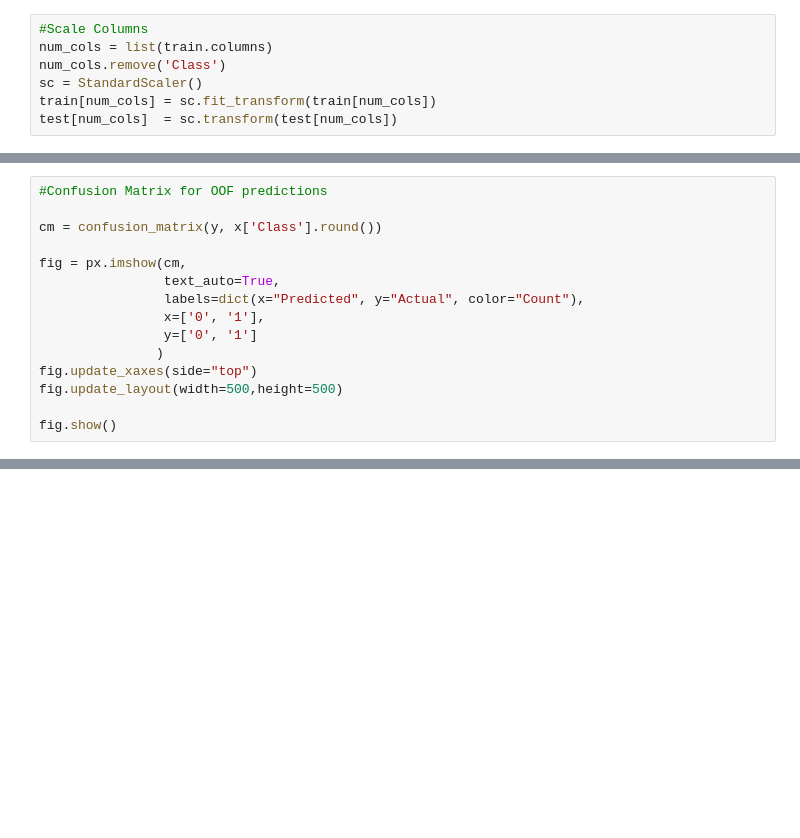
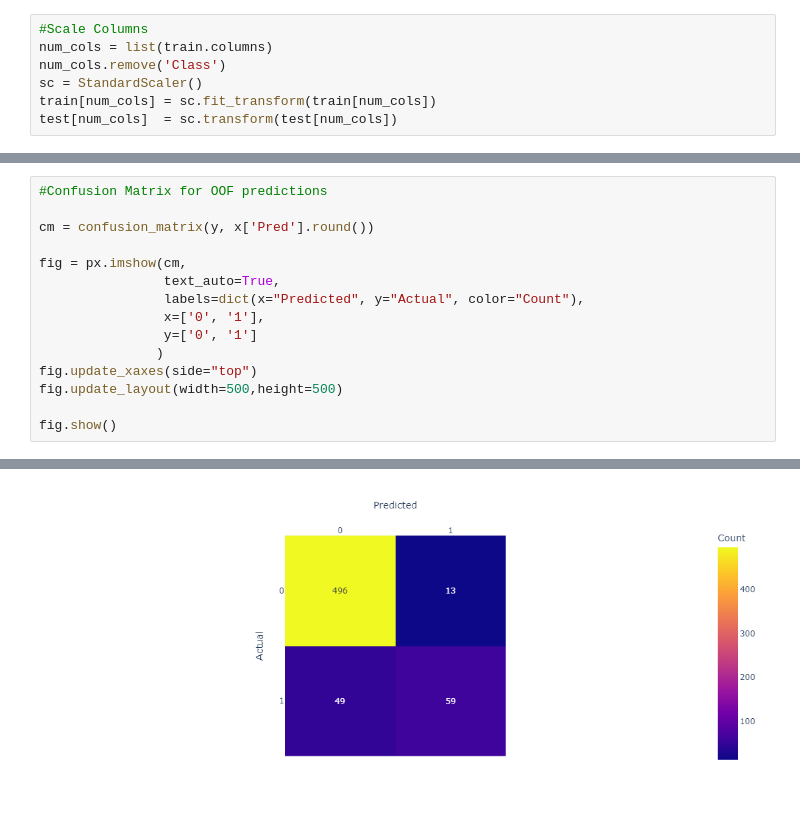
Before and after one commit to AndrewTGraham/Health-AI, a Jupyter notebook: v3.ipynb, the cells around one changed output, grey strips where cells are left out. Saved outputs shown, nothing was run; the diff lists cells and outputs as text; blank space fills up the shorter version.

```diff
--- a/v3.ipynb
+++ b/v3.ipynb
@@ -180,7 +188,7 @@ print('OOF balanced_log_loss', balanced_log_loss(y, x['Class']))
 # %%
 #Confusion Matrix for OOF predictions
 
-cm = confusion_matrix(y, x['Class'].round())
+cm = confusion_matrix(y, x['Pred'].round())
 
 fig = px.imshow(cm,
                 text_auto=True,
@@ -192,3 +200,4 @@ fig.update_xaxes(side="top")
 fig.update_layout(width=500,height=500)
 
 fig.show()
+# %% [output]
@@ -195,3 +205,4 @@ fig.show()
+[figure, added]
 # %%
 # Feature Importance
 for model_pos in range(len(models)):
```
Also changed, not shown: parts of 9 cells of this notebook, 1 other file.
